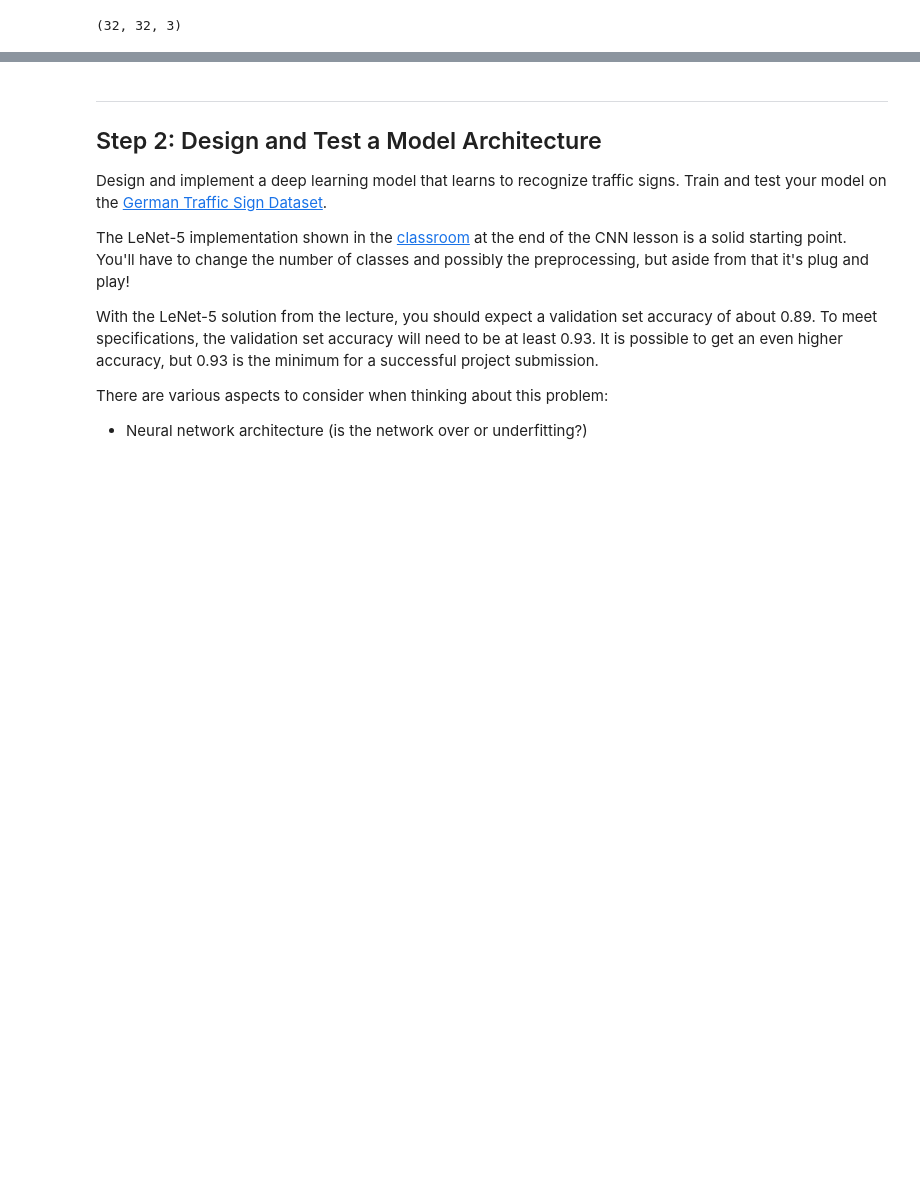
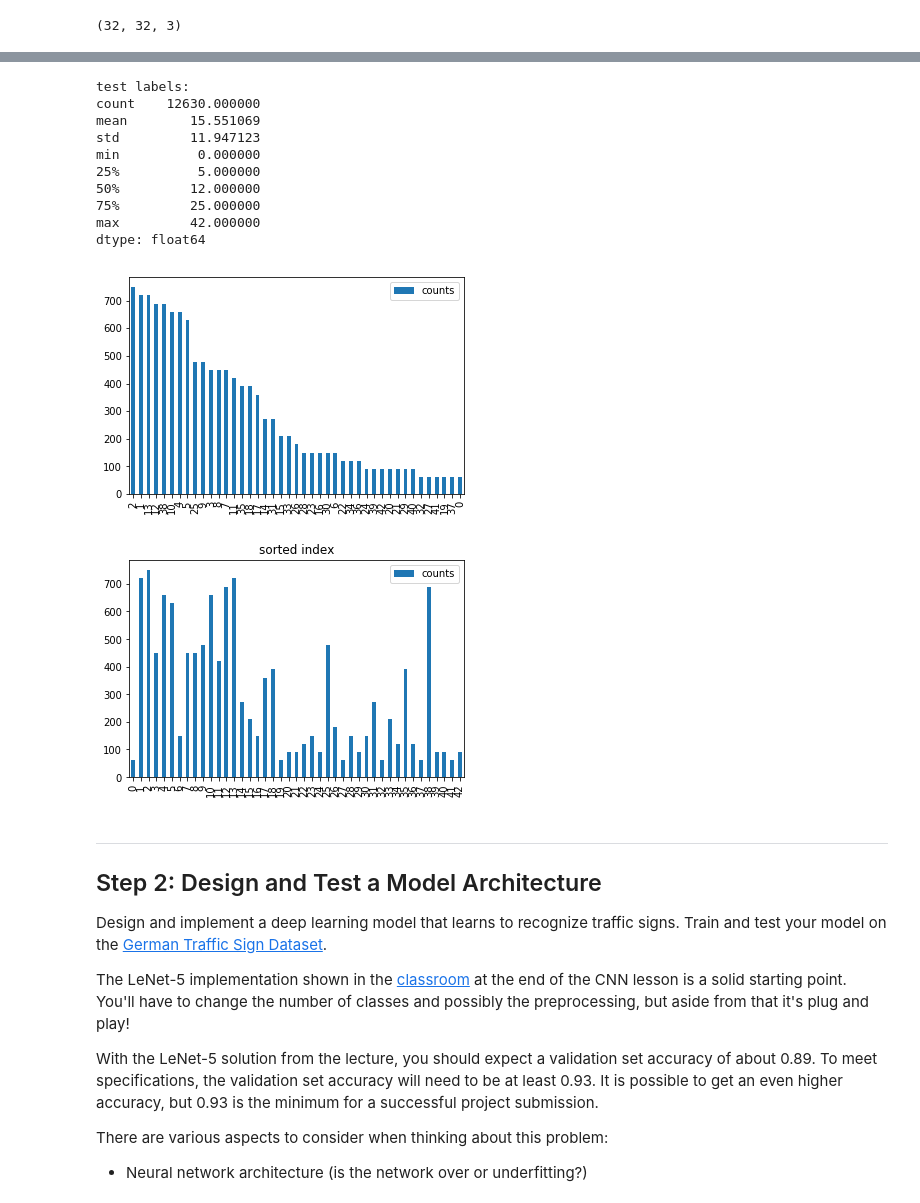
Before and after one commit to minkvsky/CarND-Traffic-Sign-Classifier-Project, a Jupyter notebook: Traffic_Sign_Classifier.ipynb, the cells around one changed output, grey strips where cells are left out. Saved outputs shown, nothing was run; the diff lists cells and outputs as text; code cells hidden in the pictures; blank space fills up the shorter version.

```diff
--- a/Traffic_Sign_Classifier.ipynb
+++ b/Traffic_Sign_Classifier.ipynb
@@ -152,0 +159,16 @@ df.plot.bar()
+# %%
+print('test labels:')
+df_test = explore_labels(y_test)
+# %% [output]
+test labels:
+count    12630.000000
+mean        15.551069
+std         11.947123
+min          0.000000
+25%          5.000000
+50%         12.000000
+75%         25.000000
+max         42.000000
+dtype: float64
+[figure, added]
+[figure, added]
```
Also changed, not shown: parts of 27 cells of this notebook.
